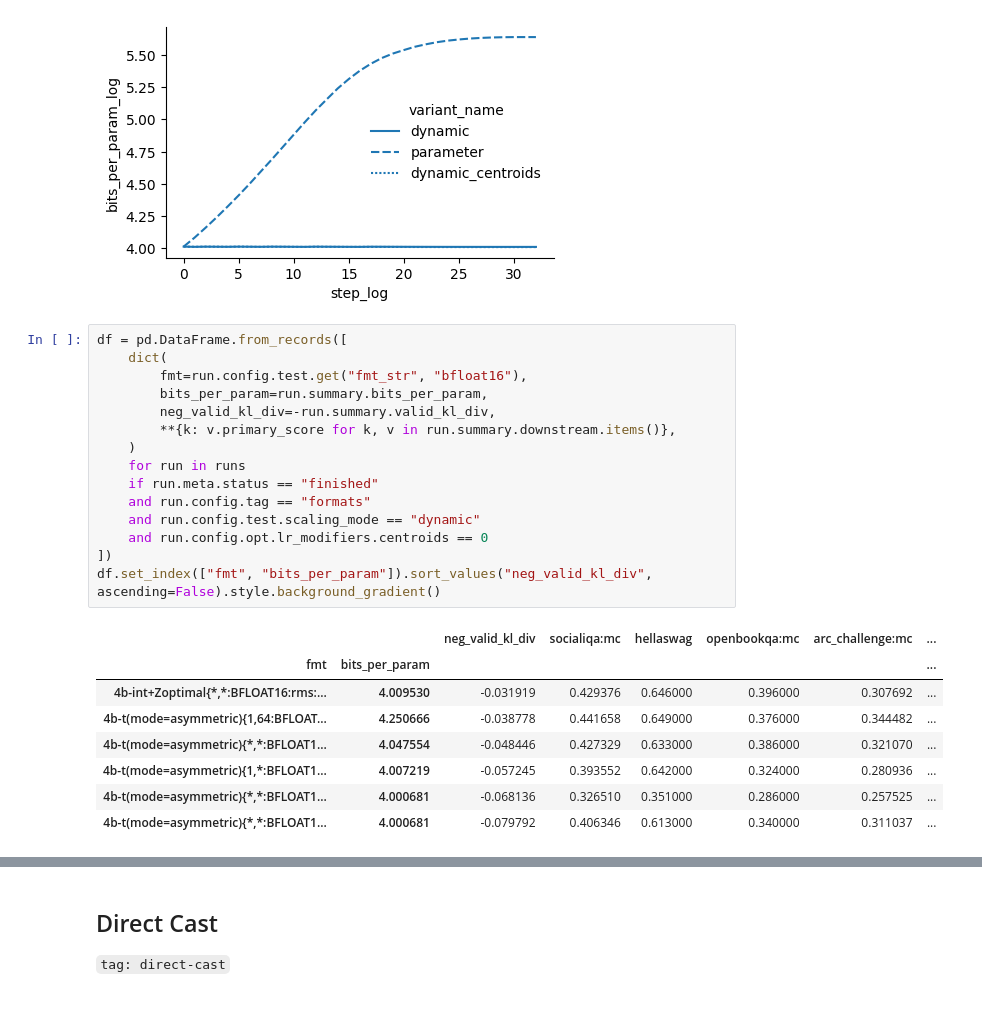
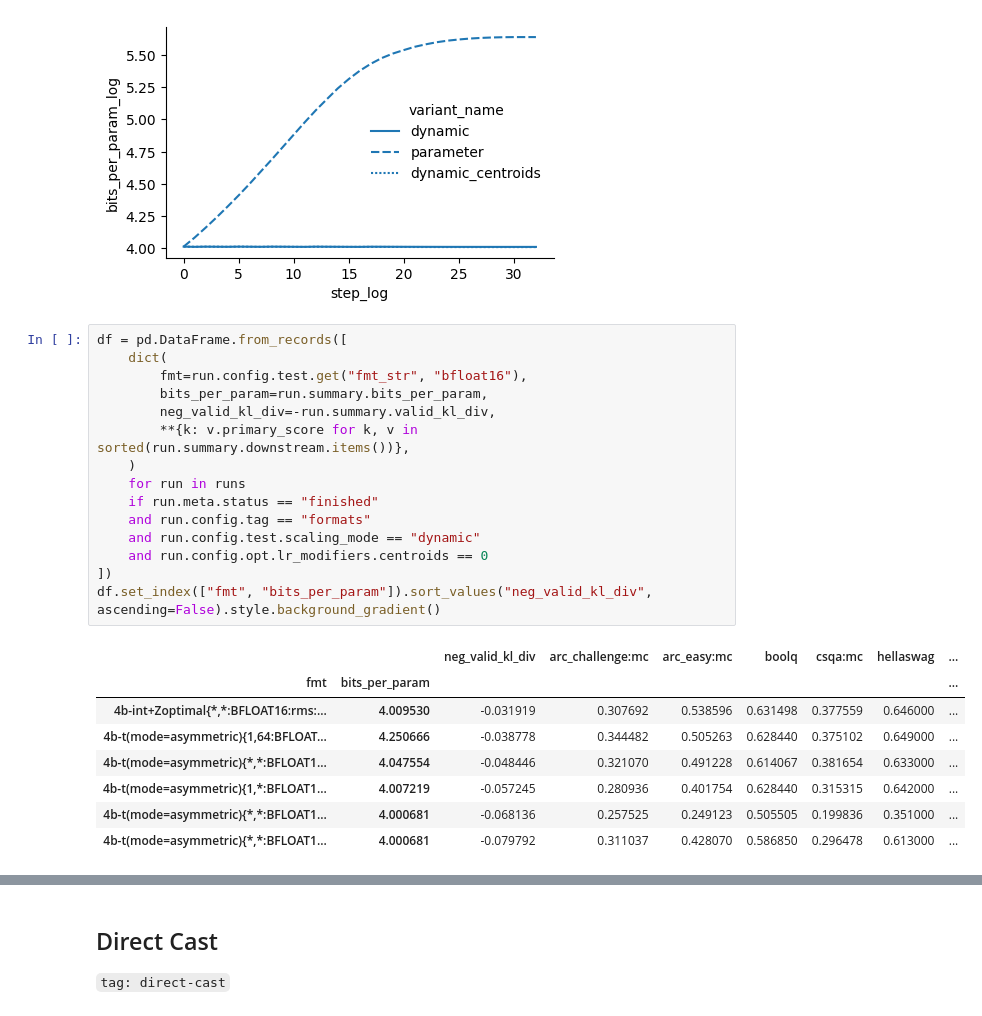
Before and after one commit to graphcore-research/optimal-weight-formats, a Jupyter notebook: 0630-QatVariants.ipynb, the cells around one changed output, grey strips where cells are left out. Cells and saved outputs as stored; diff of their text form.

```diff
--- a/0630-QatVariants.ipynb
+++ b/0630-QatVariants.ipynb
@@ -161,24 +192,24 @@ sns.lineplot(d, y="bits_per_param_log", x="step_log", style="variant_name");
 # %%
 df = pd.DataFrame.from_records([
     dict(
         fmt=run.config.test.get("fmt_str", "bfloat16"),
         bits_per_param=run.summary.bits_per_param,
         neg_valid_kl_div=-run.summary.valid_kl_div,
-        **{k: v.primary_score for k, v in run.summary.downstream.items()},
+        **{k: v.primary_score for k, v in sorted(run.summary.downstream.items())},
     )
     for run in runs
     if run.meta.status == "finished"
     and run.config.tag == "formats"
     and run.config.test.scaling_mode == "dynamic"
     and run.config.opt.lr_modifiers.centroids == 0
 ])
 df.set_index(["fmt", "bits_per_param"]).sort_values("neg_valid_kl_div", ascending=False).style.background_gradient()
 # %% [output]
-|  |  | neg_valid_kl_div | socialiqa:mc | hellaswag | openbookqa:mc | arc_challenge:mc | ... |
-| fmt | bits_per_param |  |  |  |  |  | ... |
-| 4b-int+Zoptimal{*,*:BFLOAT16:rms:... | 4.009530 | -0.031919 | 0.429376 | 0.646000 | 0.396000 | 0.307692 | ... |
-| 4b-t(mode=asymmetric){1,64:BFLOAT... | 4.250666 | -0.038778 | 0.441658 | 0.649000 | 0.376000 | 0.344482 | ... |
-| 4b-t(mode=asymmetric){*,*:BFLOAT1... | 4.047554 | -0.048446 | 0.427329 | 0.633000 | 0.386000 | 0.321070 | ... |
-| 4b-t(mode=asymmetric){1,*:BFLOAT1... | 4.007219 | -0.057245 | 0.393552 | 0.642000 | 0.324000 | 0.280936 | ... |
-| 4b-t(mode=asymmetric){*,*:BFLOAT1... | 4.000681 | -0.068136 | 0.326510 | 0.351000 | 0.286000 | 0.257525 | ... |
-| 4b-t(mode=asymmetric){*,*:BFLOAT1... | 4.000681 | -0.079792 | 0.406346 | 0.613000 | 0.340000 | 0.311037 | ... |
+|  |  | neg_valid_kl_div | arc_challenge:mc | arc_easy:mc | boolq | csqa:mc | hellaswag | ... |
+| fmt | bits_per_param |  |  |  |  |  |  | ... |
+| 4b-int+Zoptimal{*,*:BFLOAT16:rms:... | 4.009530 | -0.031919 | 0.307692 | 0.538596 | 0.631498 | 0.377559 | 0.646000 | ... |
+| 4b-t(mode=asymmetric){1,64:BFLOAT... | 4.250666 | -0.038778 | 0.344482 | 0.505263 | 0.628440 | 0.375102 | 0.649000 | ... |
+| 4b-t(mode=asymmetric){*,*:BFLOAT1... | 4.047554 | -0.048446 | 0.321070 | 0.491228 | 0.614067 | 0.381654 | 0.633000 | ... |
+| 4b-t(mode=asymmetric){1,*:BFLOAT1... | 4.007219 | -0.057245 | 0.280936 | 0.401754 | 0.628440 | 0.315315 | 0.642000 | ... |
+| 4b-t(mode=asymmetric){*,*:BFLOAT1... | 4.000681 | -0.068136 | 0.257525 | 0.249123 | 0.505505 | 0.199836 | 0.351000 | ... |
+| 4b-t(mode=asymmetric){*,*:BFLOAT1... | 4.000681 | -0.079792 | 0.311037 | 0.428070 | 0.586850 | 0.296478 | 0.613000 | ... |
```
Also changed, not shown: parts of 5 cells of this notebook, 1 other file.
